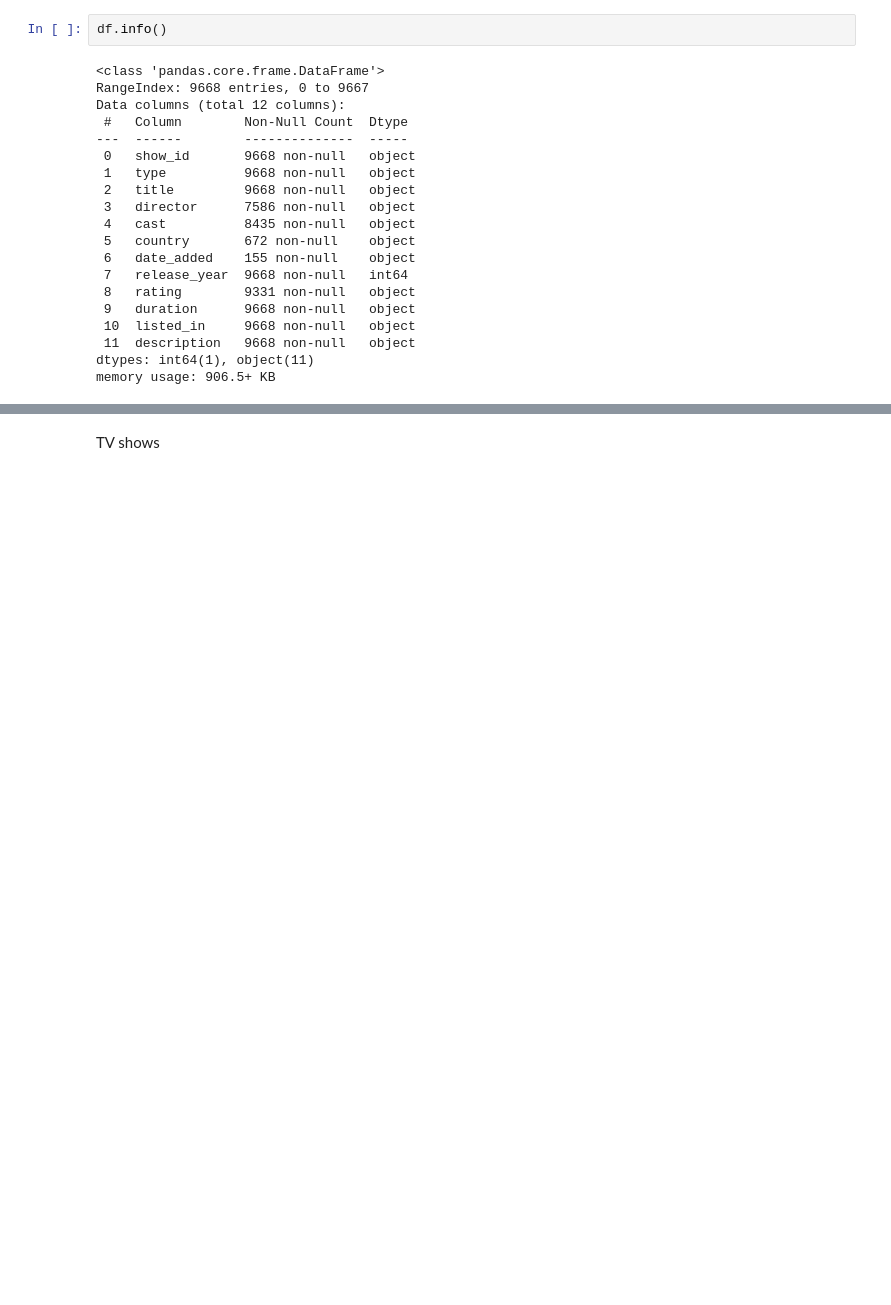
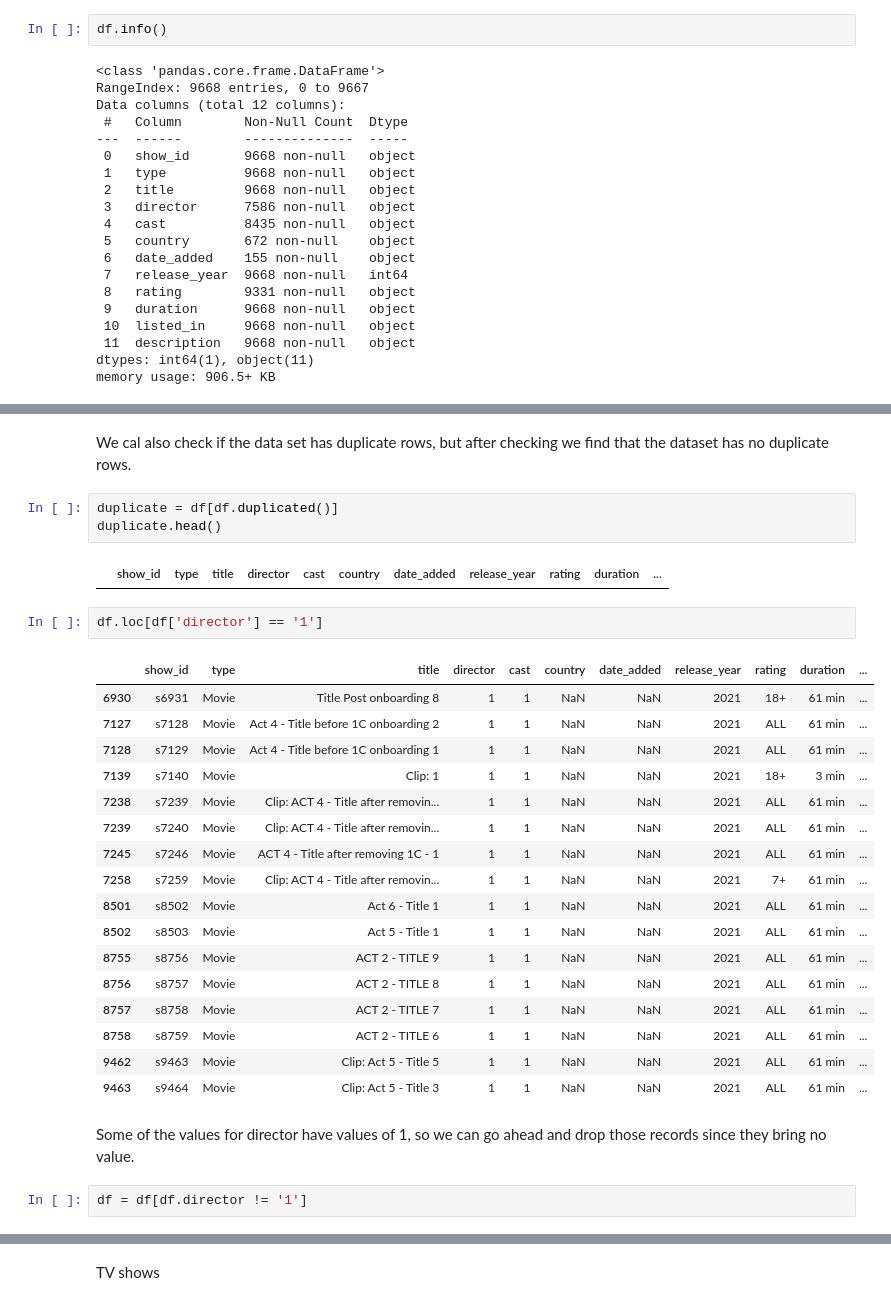
Before and after one commit to VisarBuza/BachelorThesis_StreamingVideos, a Jupyter notebook: phase1.ipynb, the cells around one changed output, grey strips where cells are left out. Drawn from its saved outputs; the diff is of its cells as text; blank space fills up the shorter version.

```diff
--- a/phase1.ipynb
+++ b/phase1.ipynb
@@ -63,0 +97,31 @@ Add features to the dataset
+# %% [markdown]
+We cal also check if the data set has duplicate rows, but after checking we find that the dataset has no duplicate rows.
+# %%
+duplicate = df[df.duplicated()]
+duplicate.head()
+# %% [output]
+|  | show_id | type | title | director | cast | country | date_added | release_year | rating | duration | ... |
+# %%
+df.loc[df['director'] == '1']
+# %% [output]
+|  | show_id | type | title | director | cast | country | date_added | release_year | rating | duration | ... |
+| 6930 | s6931 | Movie | Title Post onboarding 8 | 1 | 1 | NaN | NaN | 2021 | 18+ | 61 min | ... |
+| 7127 | s7128 | Movie | Act 4 - Title before 1C onboarding 2 | 1 | 1 | NaN | NaN | 2021 | ALL | 61 min | ... |
+| 7128 | s7129 | Movie | Act 4 - Title before 1C onboarding 1 | 1 | 1 | NaN | NaN | 2021 | ALL | 61 min | ... |
+| 7139 | s7140 | Movie | Clip: 1 | 1 | 1 | NaN | NaN | 2021 | 18+ | 3 min | ... |
+| 7238 | s7239 | Movie | Clip: ACT 4 - Title after removin... | 1 | 1 | NaN | NaN | 2021 | ALL | 61 min | ... |
+| 7239 | s7240 | Movie | Clip: ACT 4 - Title after removin... | 1 | 1 | NaN | NaN | 2021 | ALL | 61 min | ... |
+| 7245 | s7246 | Movie | ACT 4 - Title after removing 1C - 1 | 1 | 1 | NaN | NaN | 2021 | ALL | 61 min | ... |
+| 7258 | s7259 | Movie | Clip: ACT 4 - Title after removin... | 1 | 1 | NaN | NaN | 2021 | 7+ | 61 min | ... |
+| 8501 | s8502 | Movie | Act 6 - Title 1 | 1 | 1 | NaN | NaN | 2021 | ALL | 61 min | ... |
+| 8502 | s8503 | Movie | Act 5 - Title 1 | 1 | 1 | NaN | NaN | 2021 | ALL | 61 min | ... |
+| 8755 | s8756 | Movie | ACT 2 - TITLE 9 | 1 | 1 | NaN | NaN | 2021 | ALL | 61 min | ... |
+| 8756 | s8757 | Movie | ACT 2 - TITLE 8 | 1 | 1 | NaN | NaN | 2021 | ALL | 61 min | ... |
+| 8757 | s8758 | Movie | ACT 2 - TITLE 7 | 1 | 1 | NaN | NaN | 2021 | ALL | 61 min | ... |
+| 8758 | s8759 | Movie | ACT 2 - TITLE 6 | 1 | 1 | NaN | NaN | 2021 | ALL | 61 min | ... |
+| 9462 | s9463 | Movie | Clip: Act 5 - Title 5 | 1 | 1 | NaN | NaN | 2021 | ALL | 61 min | ... |
+| 9463 | s9464 | Movie | Clip: Act 5 - Title 3 | 1 | 1 | NaN | NaN | 2021 | ALL | 61 min | ... |
+# %% [markdown]
+Some of the values for director have values of 1, so we can go ahead and drop those records since they bring no value.
+# %%
+df = df[df.director != '1']
```
Also changed, not shown: parts of 50 cells of this notebook.
